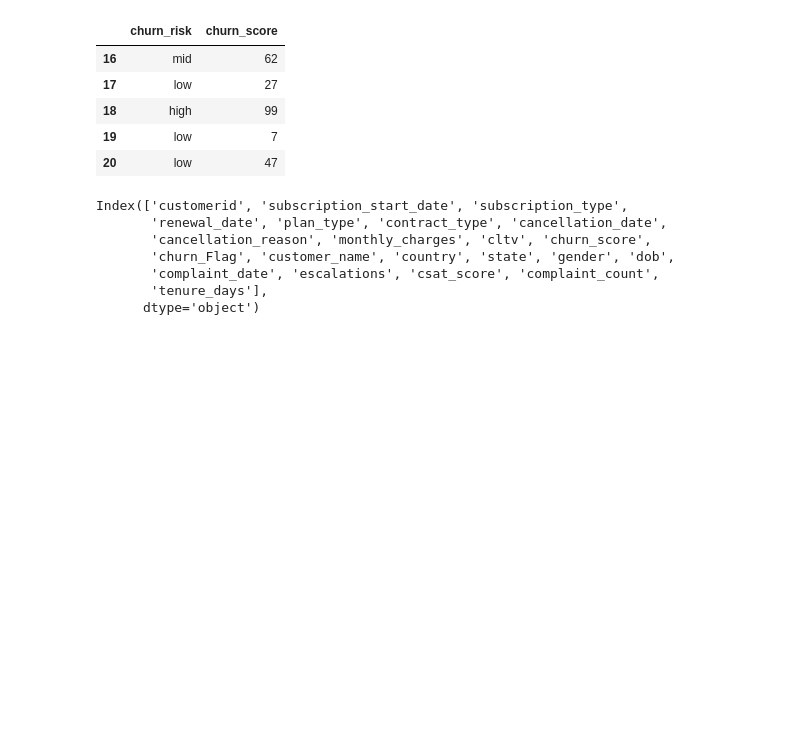
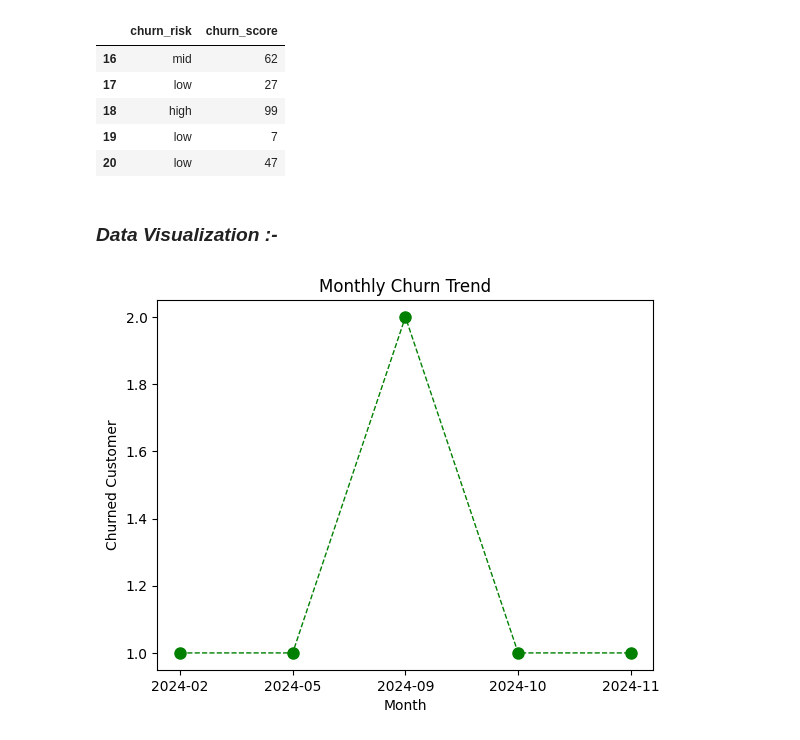
Before and after one commit to omprakashbest/Portfolio-Project-, a Jupyter notebook: churn_analysis.ipynb, the cells around one changed output. Drawn from its saved outputs; the diff is of its cells as text; code cells hidden in the pictures; blank space fills up the shorter version.

Commit message:
Project : Churn Analysis

```diff
--- a/churn_analysis.ipynb
+++ b/churn_analysis.ipynb
@@ -454,13 +454,26 @@ df[['churn_risk', 'churn_score']].tail()
 | 18 | high | 99 |
 | 19 | low | 7 |
 | 20 | low | 47 |
-# %%
-df.columns
-# %% [output]
-Index(['customerid', 'subscription_start_date', 'subscription_type',
-       'renewal_date', 'plan_type', 'contract_type', 'cancellation_date',
-       'cancellation_reason', 'monthly_charges', 'cltv', 'churn_score',
-       'churn_Flag', 'customer_name', 'country', 'state', 'gender', 'dob',
-       'complaint_date', 'escalations', 'csat_score', 'complaint_count',
-       'tenure_days'],
-      dtype='object')
+# %% [markdown]
+###  *Data Visualization :-*
+# %%
+# Create a copy of dataframe for safety
+
+df_visual = df.copy()
+# %%
+# Monthly Churn Trend (Time Series KPI)
+
+df_visual['cancellation_month'] = df_visual['cancellation_date'].dt.to_period('M')
+# %%
+churn_trend = df_visual[df_visual['churn_Flag'] == 1].groupby('cancellation_month').size()
+# %%
+plt.Figure(figsize=(8, 3))
+plt.plot(churn_trend.index.astype(str), churn_trend.values, color='green', marker='o', linestyle='dashed', linewidth=1, markersize=8)
+
+
+plt.title('Monthly Churn Trend')
+plt.xlabel('Month')
+plt.ylabel('Churned Customer')
+plt.show()
+# %% [output]
+[figure, added]
```
Also changed, not shown: parts of 16 cells of this notebook.
